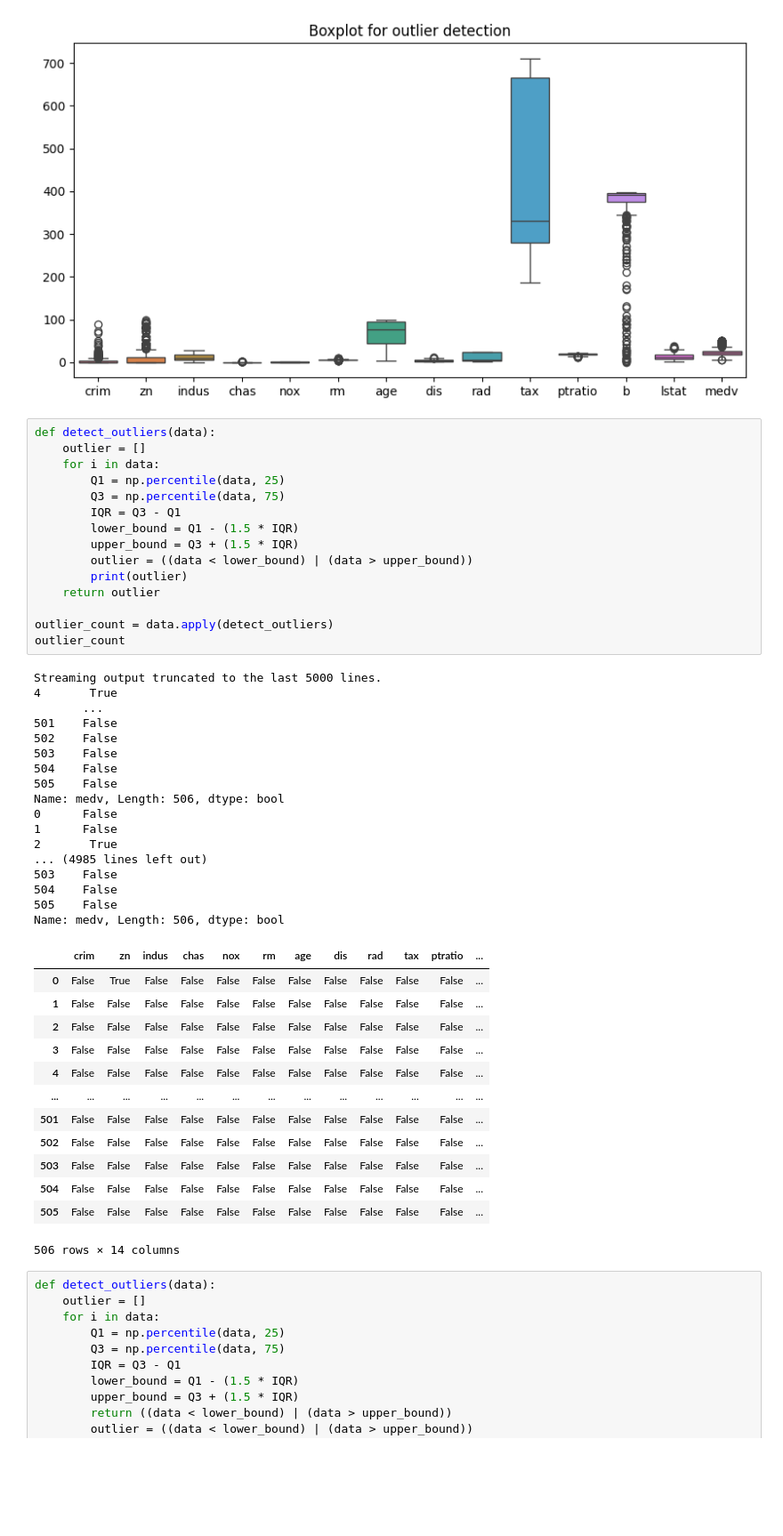
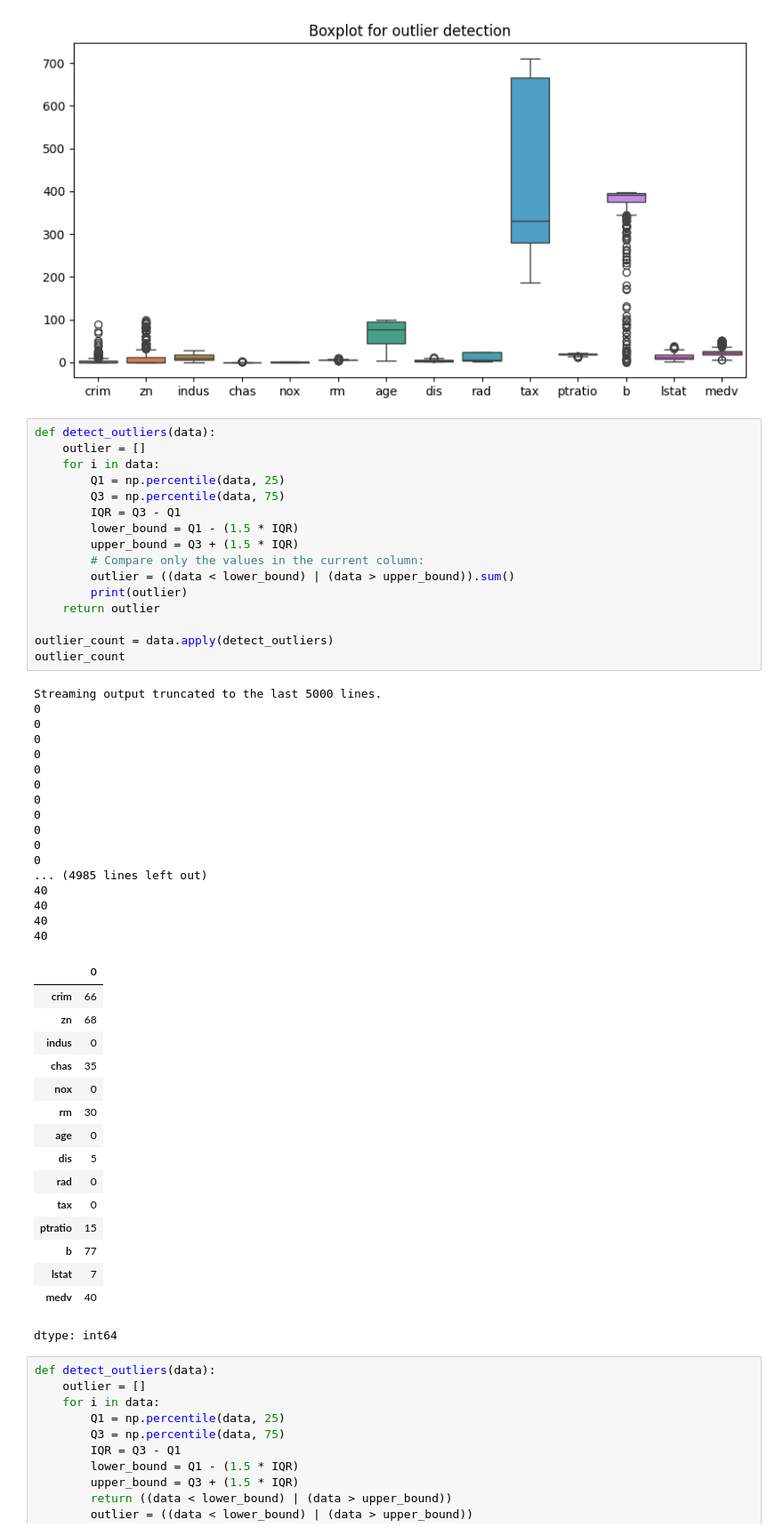
Before and after one commit to medha-05/DWP-and-Tech-lab-Practicals, a Jupyter notebook: DWP_Prac_5.ipynb, the cells around one changed output. Shown at 89% size. Drawn from its saved outputs; the diff is of its cells as text; blank space fills up the shorter version.

```diff
--- a/DWP_Prac_5.ipynb
+++ b/DWP_Prac_5.ipynb
@@ -35,49 +35,53 @@ plt.show()
 # %%
 def detect_outliers(data):
     outlier = []
     for i in data:
         Q1 = np.percentile(data, 25)
         Q3 = np.percentile(data, 75)
         IQR = Q3 - Q1
         lower_bound = Q1 - (1.5 * IQR)
         upper_bound = Q3 + (1.5 * IQR)
-        outlier = ((data < lower_bound) | (data > upper_bound))
+        # Compare only the values in the current column:
+        outlier = ((data < lower_bound) | (data > upper_bound)).sum()
         print(outlier)
     return outlier
 
 outlier_count = data.apply(detect_outliers)
 outlier_count
 # %% [output]
 Streaming output truncated to the last 5000 lines.
-4       True
-       ...
-501    False
-502    False
-503    False
-504    False
-505    False
-Name: medv, Length: 506, dtype: bool
-0      False
-1      False
-2       True
+0
+0
+0
+0
+0
+0
+0
+0
+0
+0
+0
 ... (4985 lines left out)
-503    False
-504    False
-505    False
-Name: medv, Length: 506, dtype: bool
+40
+40
+40
+40
-|  | crim | zn | indus | chas | nox | rm | age | dis | rad | tax | ptratio | ... |
-| 0 | False | True | False | False | False | False | False | False | False | False | False | ... |
-| 1 | False | False | False | False | False | False | False | False | False | False | False | ... |
-| 2 | False | False | False | False | False | False | False | False | False | False | False | ... |
-| 3 | False | False | False | False | False | False | False | False | False | False | False | ... |
-| 4 | False | False | False | False | False | False | False | False | False | False | False | ... |
-| ... | ... | ... | ... | ... | ... | ... | ... | ... | ... | ... | ... | ... |
-| 501 | False | False | False | False | False | False | False | False | False | False | False | ... |
-| 502 | False | False | False | False | False | False | False | False | False | False | False | ... |
-| 503 | False | False | False | False | False | False | False | False | False | False | False | ... |
-| 504 | False | False | False | False | False | False | False | False | False | False | False | ... |
-| 505 | False | False | False | False | False | False | False | False | False | False | False | ... |
+|  | 0 |
+| crim | 66 |
+| zn | 68 |
+| indus | 0 |
+| chas | 35 |
+| nox | 0 |
+| rm | 30 |
+| age | 0 |
+| dis | 5 |
+| rad | 0 |
+| tax | 0 |
+| ptratio | 15 |
+| b | 77 |
+| lstat | 7 |
+| medv | 40 |
-506 rows × 14 columns
+dtype: int64
 # %%
 def detect_outliers(data):
     outlier = []
```
